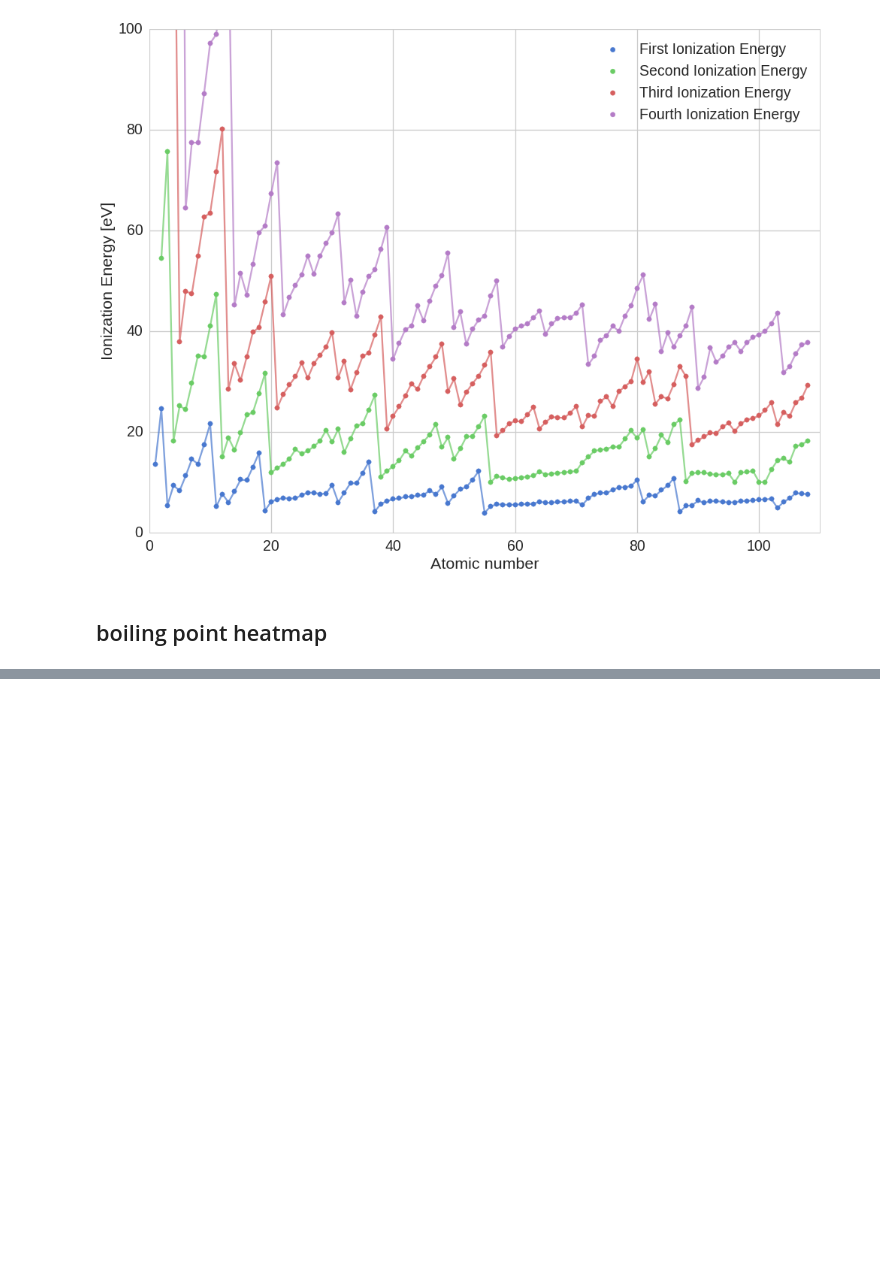
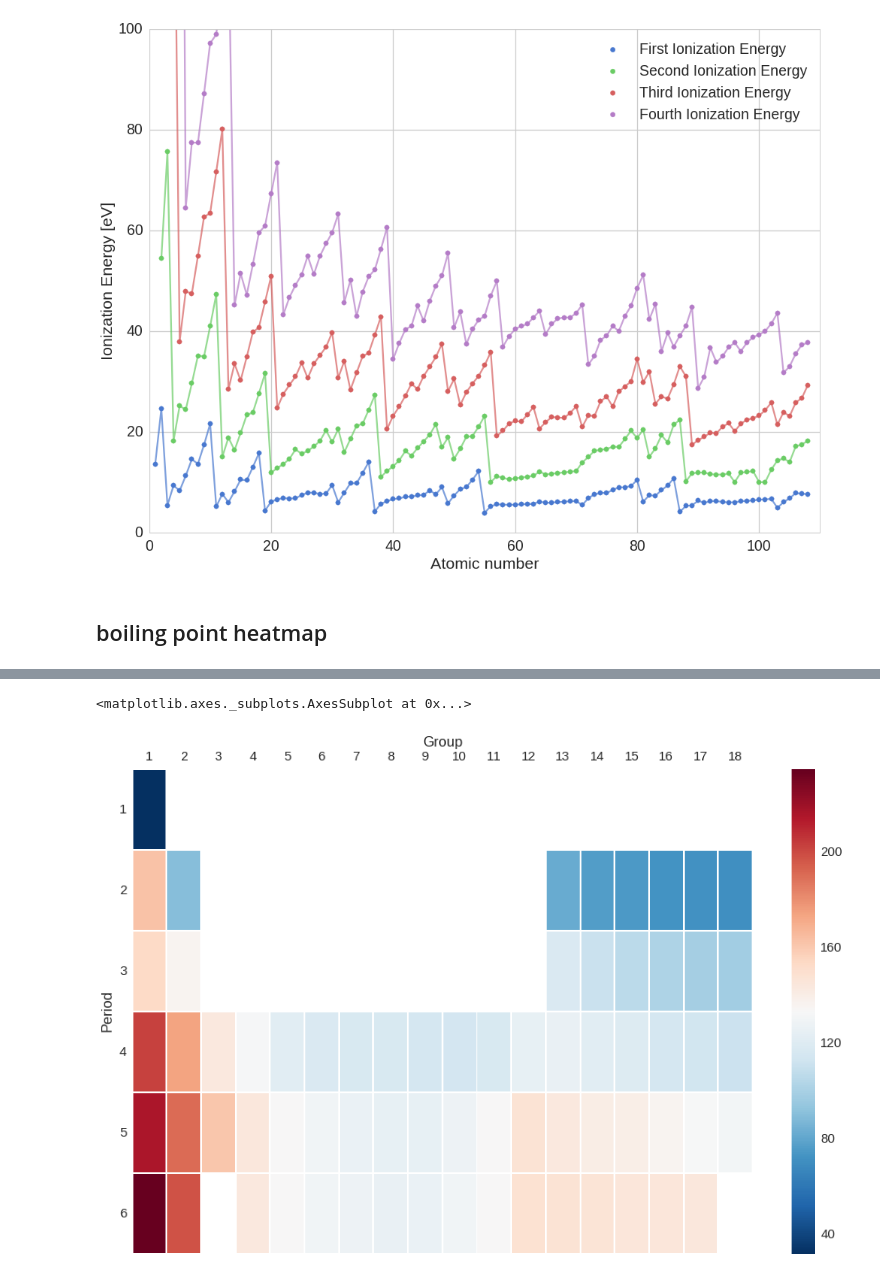
Before and after one commit to lmmentel/mendeleev, a Jupyter notebook: docs/ipynb/plots.ipynb, the cells around one changed output, grey strips where cells are left out. Saved outputs shown, nothing was run; the diff lists cells and outputs as text; code cells hidden in the pictures; blank space fills up the shorter version.

```diff
--- a/docs/ipynb/plots.ipynb
+++ b/docs/ipynb/plots.ipynb
@@ -151,0 +161,46 @@ ax.set_ylabel('Period')
+# %%
+def heatmap(prop, style='whitegrid', figsize=(16, 10), cmap='RdBu_r', lw=1, output=None):
+    '''
+    Plot a heatmap of the given property
+
+    Args:
+      prop : str
+        Name of the attribute of Element object that is available from the elements table
+      style : str
+        Seaborn style option, default='whitegrid
+      figsize : tuple
+        Size of the plot, default=(16, 10)
+      cmap : str
+        Colormap to use, default='RdBu_r'
+      lw : int
+        Seaborn heatmap linewidths argumentm default=1,
+        see http://stanford.edu/~mwaskom/software/seaborn/generated/seaborn.heatmap.html
+      output : str
+        File name to save the plot, by default nothing is saved
+    '''
+
+
+    ptable = get_table('elements')
+
+    keys = ['period', 'group_id', prop]
+    els = ptable[keys].dropna()
+    elements_rect = els.pivot(*keys)
+
+    sns.set(font_scale=1.5, style=style, rc={"figure.figsize": figsize})
+    mask = np.asarray(elements_rect.isnull())
+    ax = sns.heatmap(elements_rect, cmap=cmap, mask=mask, linewidths=lw)
+    n = len(ax.xaxis.get_ticklabels())
+    ax.set_yticklabels(elements_rect.index[::-1], rotation=0)
+    ax.set_xticklabels(range(1, n+1))
+    ax.xaxis.tick_top()
+    ax.xaxis.set_label_position('top')
+    ax.set_xlabel('Group')
+    ax.set_ylabel('Period')
+    if output is not None:
+        plt.savefig(output)
+    return ax
+# %%
+heatmap('')
+# %% [output]
+<matplotlib.axes._subplots.AxesSubplot at 0x...>
+[figure, added]
```
Also changed, not shown: parts of 9 cells of this notebook, 5 other files.
